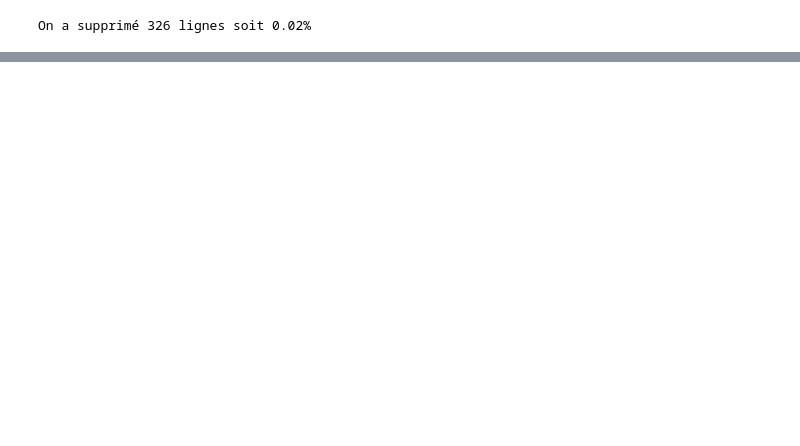
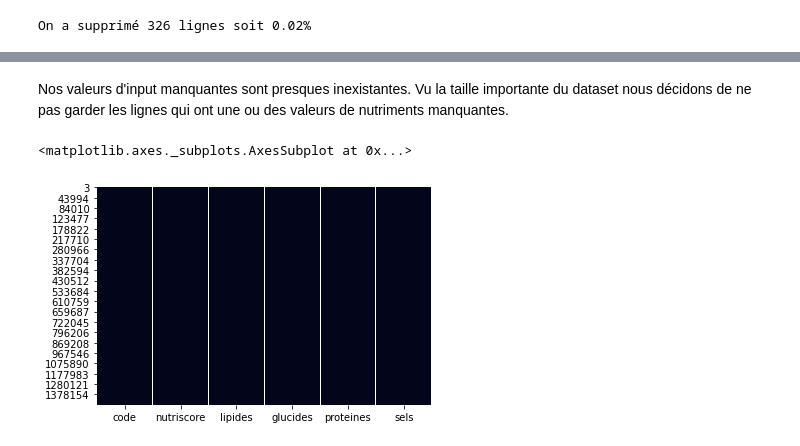
Before and after one commit to Loridan/openclassrooms-iml-projects, a Jupyter notebook: project2/P02_01_notebook_nettoyage.ipynb, the cells around one changed output, grey strips where cells are left out. Cells and saved outputs as stored; diff of their text form; code cells hidden in the pictures; blank space fills up the shorter version.

```diff
--- a/project2/P02_01_notebook_nettoyage.ipynb
+++ b/project2/P02_01_notebook_nettoyage.ipynb
@@ -133,0 +151,2 @@ dataframe3 = dataframe2.drop(percentageNanbyColumns[percentageNanbyColumns>50].i
+# %%
+dataframe3 = dataframe2.dropna(subset=['nutriscore'], axis='index')
@@ -133,0 +164,10 @@ dataframe3 = dataframe2.drop(percentageNanbyColumns[percentageNanbyColumns>50].i
+# %% [markdown]
+Nos valeurs d'input manquantes sont presques inexistantes.
+Vu la taille importante du dataset nous décidons de ne pas garder les lignes qui ont une ou des valeurs de nutriments manquantes.
+# %%
+dataframe4 = dataframe3.dropna(axis='index')
+# %%
+sns.heatmap(dataframe4.isnull(), cbar=False)
+# %% [output]
+<matplotlib.axes._subplots.AxesSubplot at 0x...>
+[figure, added]
```
Also changed, not shown: parts of 39 cells of this notebook, 1 other file.
